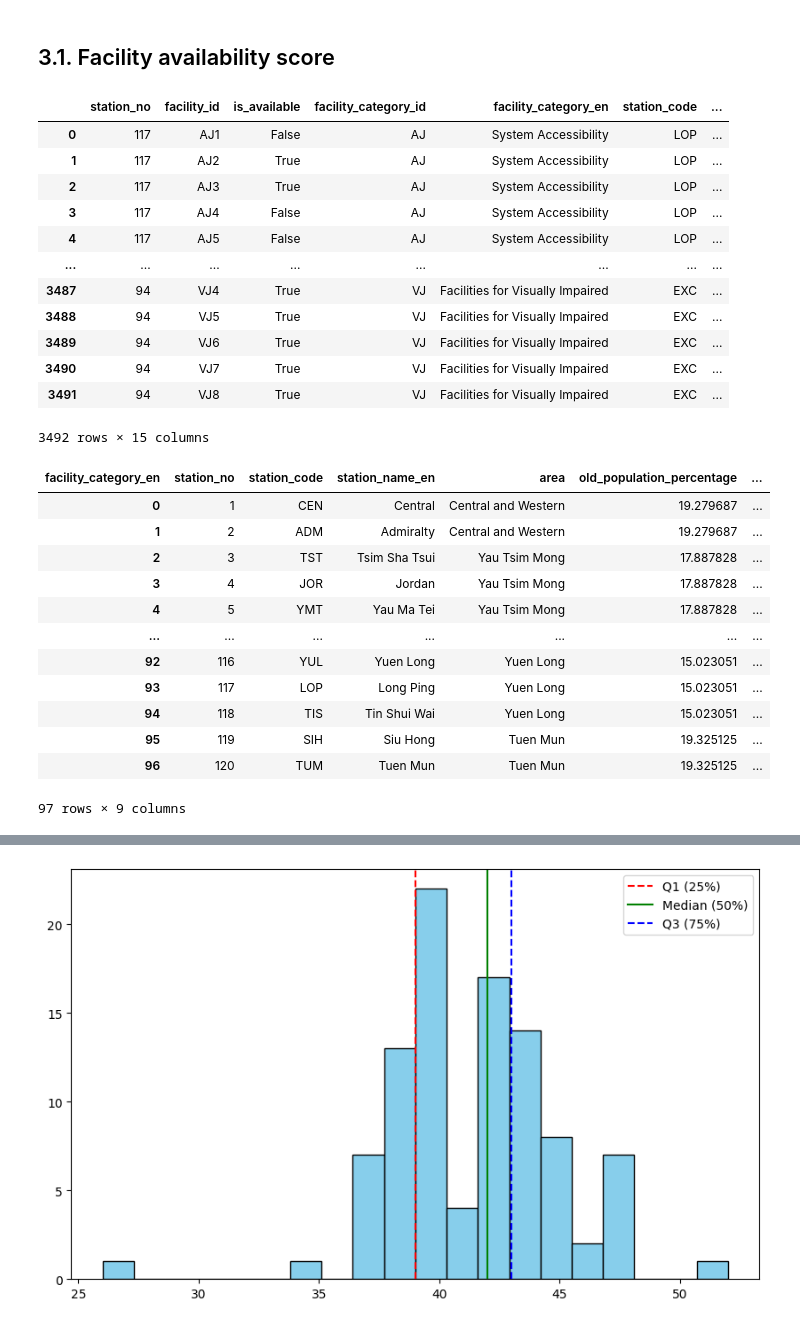
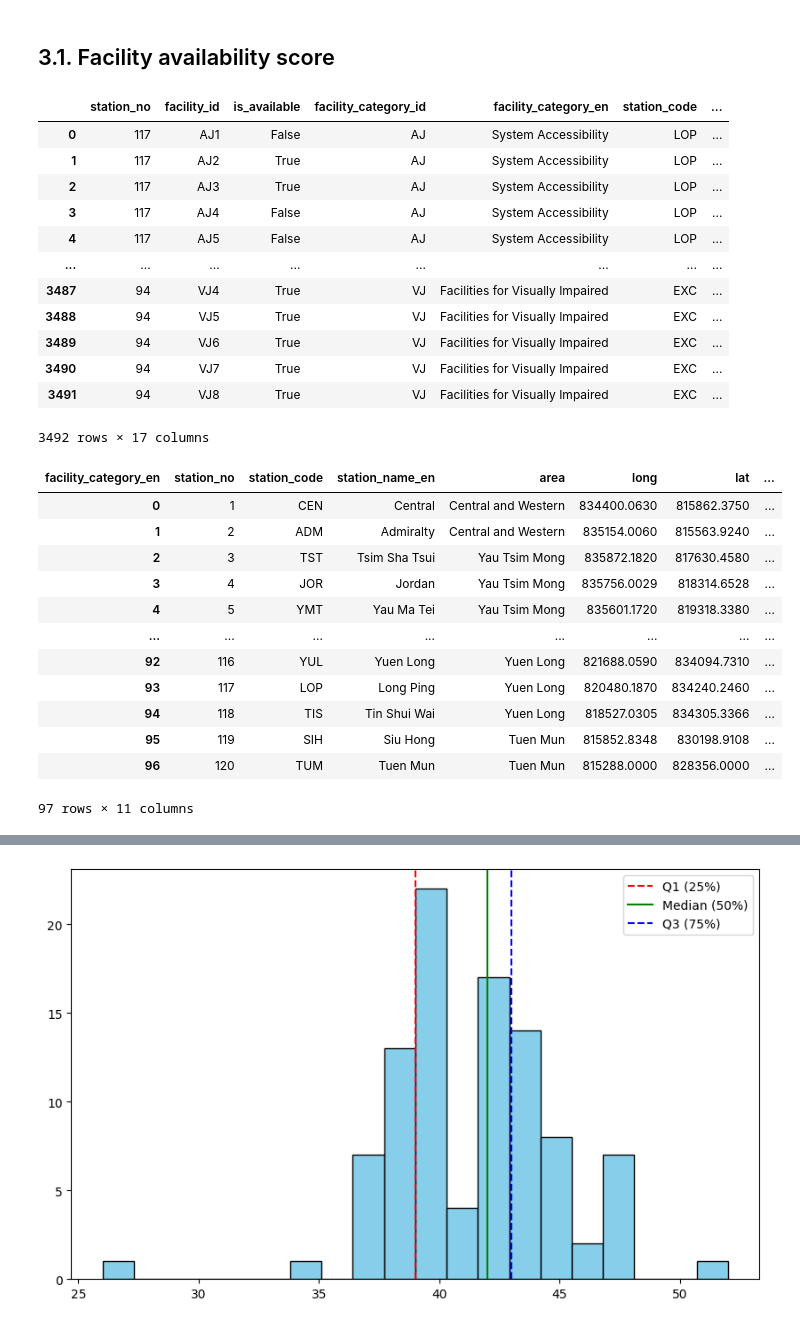
Before and after one commit to linhngo66/MTR-station-accessibility-audit, a Jupyter notebook: data_processing.ipynb, the cells around one changed output, grey strips where cells are left out. Cells and saved outputs as stored; diff of their text form; code cells hidden in the pictures.

Commit message:
fix duplicated merge when adding geom

```diff
--- a/data_processing.ipynb
+++ b/data_processing.ipynb
@@ -326,13 +326,18 @@ For example, when doing 'df[col].method(value, inplace=True)', try using 'df.met
 # %% [markdown]
 ### Import data from Census API
 # %%
-# Read data from Census API
-census_url = "https://idds.census2021.gov.hk/api/query?cv.AGE=0-4,5-9,10-14,15-19,20-24,25-29,30-34,35-39,40-44,45-49,50-54,55-59,60-64,65-69,70-74,75-79,80-84,85-10000&cv.AREA=11,12,13,14,27,23,24,25,26,31,32,33,34,35,36,37,38,39&sv.RP=RP_NPER&period=2021&lang=en"
+try:
+    # Read data from Census API
+    census_url = "https://idds.census2021.gov.hk/api/query?cv.AGE=0-4,5-9,10-14,15-19,20-24,25-29,30-34,35-39,40-44,45-49,50-54,55-59,60-64,65-69,70-74,75-79,80-84,85-10000&cv.AREA=11,12,13,14,27,23,24,25,26,31,32,33,34,35,36,37,38,39&sv.RP=RP_NPER&period=2021&lang=en"
 
-response = requests.get(census_url)
-census_data = response.json()
+    response = requests.get(census_url)
+    census_data = response.json()
 
-# Save the json data to a file
-with open('data/raw/census_data.json', 'w') as f:
-    json.dump(census_data, f)
+    # Save the json data to a file
+    with open('data/raw/census_data.json', 'w') as f:
+        json.dump(census_data, f)
+except:
+    # If the API call fails, read the data from a local file
+    with open('data/raw/census_data.json', 'r') as f:
+        census_data = json.load(f)
 # %%
@@ -541,8 +542,8 @@ geo_comm.head()
 5 rows × 25 columns
 # %%
 # Filter for MTR stations only
-mtr_station = geo_comm[(geo_comm['CLASS'] == 'TRS') & (geo_comm['TYPE'] == 'MTA')][['E_SITENAME', 'E_DISTRICT']]
-mtr_station = mtr_station.drop_duplicates(keep = 'first').dropna().reset_index()
+mtr_station = geo_comm[(geo_comm['CLASS'] == 'TRS') & (geo_comm['TYPE'] == 'MTA')][['E_SITENAME', 'E_DISTRICT', 'EASTING', 'NORTHING']]
+mtr_station = mtr_station.drop_duplicates(subset = ['E_SITENAME', 'E_DISTRICT'], keep = 'first').dropna().reset_index()
 
 mtr_station
 # %% [output]
@@ -566,5 +567,6 @@ mtr_station['E_DISTRICT'] = mtr_station['E_DISTRICT'].str.replace('District', ''
         .str.replace('&', 'and') \
         .str.strip()
 
+mtr_station.rename(columns={'E_SITENAME': 'station_name_en', 'E_DISTRICT': 'area', 'EASTING': 'long', 'NORTHING' : 'lat'}, inplace=True)
 mtr_station
 # %% [output]
@@ -584,2 +585,0 @@ mtr_station
-# %%
-mtr_station.rename(columns={'E_SITENAME': 'station_name_en', 'E_DISTRICT': 'area'}, inplace=True)
@@ -662,35 +663,35 @@ barrier_free_facility_details
 | 3489 | 94 | VJ6 | True | VJ | Facilities for Visually Impaired | EXC | ... |
 | 3490 | 94 | VJ7 | True | VJ | Facilities for Visually Impaired | EXC | ... |
 | 3491 | 94 | VJ8 | True | VJ | Facilities for Visually Impaired | EXC | ... |
-3492 rows × 15 columns
+3492 rows × 17 columns
 # %%
 #Widen the dataframe to get a score for each MTR station
 
-indices = ['station_no', 'station_code', 'station_name_en', 'area', 'old_population_percentage']
+indices = ['station_no', 'station_code', 'station_name_en', 'area', 'long', 'lat', 'old_population_percentage']
 station_score = barrier_free_facility_details.pivot_table(index = indices,
                                     columns = 'facility_category_en',
                                     values = 'facility_available_score',
                                     aggfunc = 'sum')
 station_score = station_score.reset_index(names=indices)
 
 station_score.rename(columns={'Facilities for Hearing Impaired' : 'hearing_impared_facility',
                               'Facilities for Mobility Impaired' : 'mobility_impared_facility',
                               'Facilities for Visually Impaired': 'visually_impaired_facility',
                               'System Accessibility': 'system_accessibility'}, inplace=True)
 station_score
 # %% [output]
-| facility_category_en | station_no | station_code | station_name_en | area | old_population_percentage | ... |
-| 0 | 1 | CEN | Central | Central and Western | 19.279687 | ... |
-| 1 | 2 | ADM | Admiralty | Central and Western | 19.279687 | ... |
-| 2 | 3 | TST | Tsim Sha Tsui | Yau Tsim Mong | 17.887828 | ... |
-| 3 | 4 | JOR | Jordan | Yau Tsim Mong | 17.887828 | ... |
-| 4 | 5 | YMT | Yau Ma Tei | Yau Tsim Mong | 17.887828 | ... |
-| ... | ... | ... | ... | ... | ... | ... |
-| 92 | 116 | YUL | Yuen Long | Yuen Long | 15.023051 | ... |
-| 93 | 117 | LOP | Long Ping | Yuen Long | 15.023051 | ... |
-| 94 | 118 | TIS | Tin Shui Wai | Yuen Long | 15.023051 | ... |
-| 95 | 119 | SIH | Siu Hong | Tuen Mun | 19.325125 | ... |
-| 96 | 120 | TUM | Tuen Mun | Tuen Mun | 19.325125 | ... |
+| facility_category_en | station_no | station_code | station_name_en | area | long | lat | ... |
+| 0 | 1 | CEN | Central | Central and Western | 834400.0630 | 815862.3750 | ... |
+| 1 | 2 | ADM | Admiralty | Central and Western | 835154.0060 | 815563.9240 | ... |
+| 2 | 3 | TST | Tsim Sha Tsui | Yau Tsim Mong | 835872.1820 | 817630.4580 | ... |
+| 3 | 4 | JOR | Jordan | Yau Tsim Mong | 835756.0029 | 818314.6528 | ... |
+| 4 | 5 | YMT | Yau Ma Tei | Yau Tsim Mong | 835601.1720 | 819318.3380 | ... |
+| ... | ... | ... | ... | ... | ... | ... | ... |
+| 92 | 116 | YUL | Yuen Long | Yuen Long | 821688.0590 | 834094.7310 | ... |
+| 93 | 117 | LOP | Long Ping | Yuen Long | 820480.1870 | 834240.2460 | ... |
+| 94 | 118 | TIS | Tin Shui Wai | Yuen Long | 818527.0305 | 834305.3366 | ... |
+| 95 | 119 | SIH | Siu Hong | Tuen Mun | 815852.8348 | 830198.9108 | ... |
+| 96 | 120 | TUM | Tuen Mun | Tuen Mun | 815288.0000 | 828356.0000 | ... |
-97 rows × 9 columns
+97 rows × 11 columns
 # %%
 # Calculate total facility score for each station
```
Also changed, not shown: parts of 14 cells of this notebook, 5 other files.
